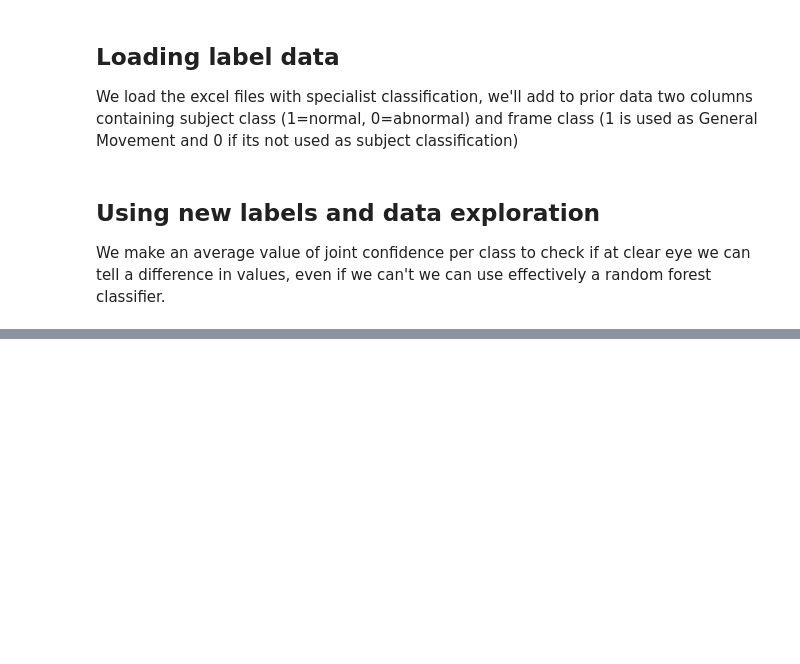
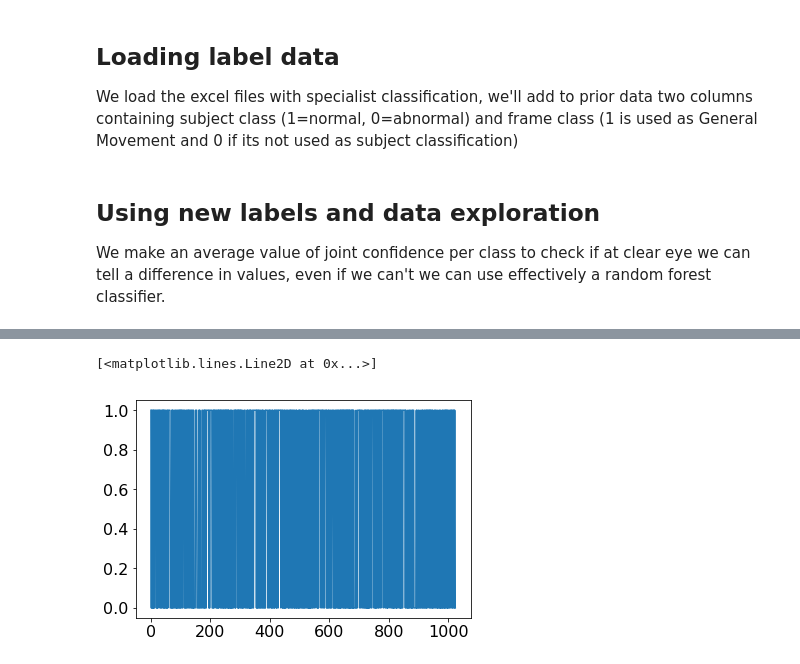
Before and after one commit to harrisonford/mybabybrain-model, a Jupyter notebook: classification_model.ipynb, the cells around one changed output, grey strips where cells are left out. Saved outputs shown, nothing was run; the diff lists cells and outputs as text; code cells hidden in the pictures; blank space fills up the shorter version.

```diff
--- a/classification_model.ipynb
+++ b/classification_model.ipynb
@@ -163,0 +221,21 @@ print(data)
+# %%
+import pickle
+import json
+import matplotlib.pyplot as plt
+
+
+# TODO: I can't make this work because I need to sort them by index first
+# load model
+model_path = 'D:/Projects/mybabybrain-model/classification_model.pkl'
+model = pickle.load(open(model_path, 'rb'))
+
+# load data
+data_path = 'D:/Projects/mybabybrain-model/classification_data.json'
+data = json.load(open(data_path, 'rb'))
+
+# just to watch the data we'll plot the test labels as a timeline to see how it variates
+test_labels = data['test_labels']
+plt.plot(range(len(test_labels)), test_labels)
+# %% [output]
+[<matplotlib.lines.Line2D at 0x...>]
+[figure, added]
```
Also changed, not shown: parts of 8 cells of this notebook, 1 other file.
